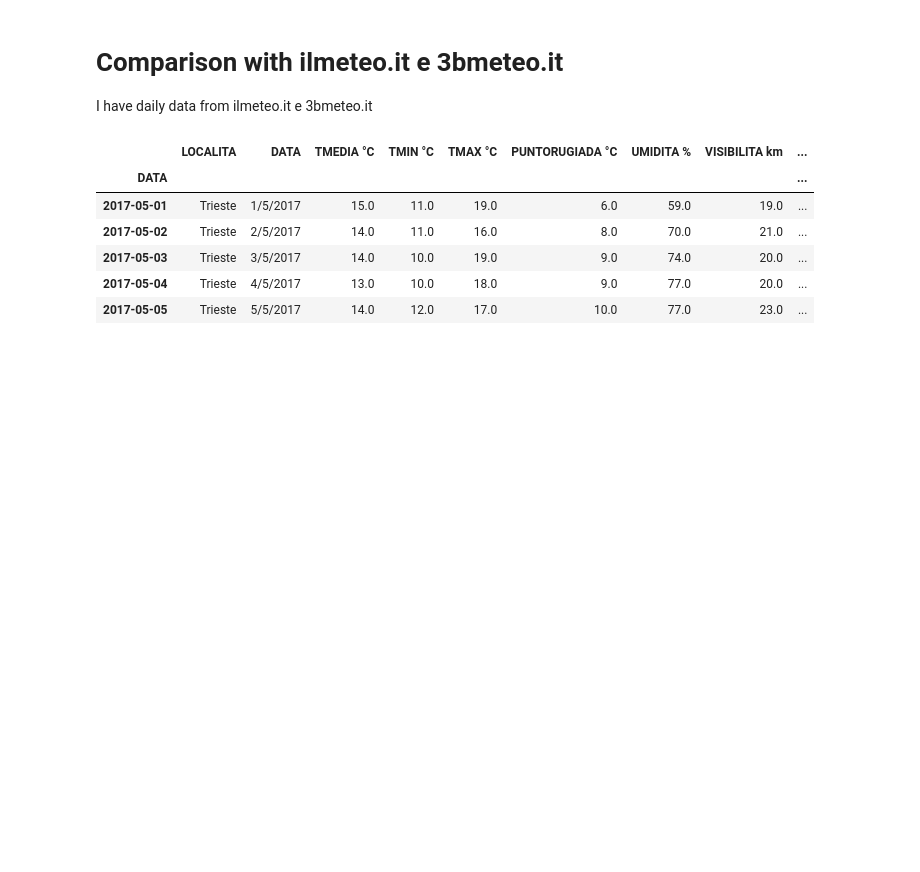
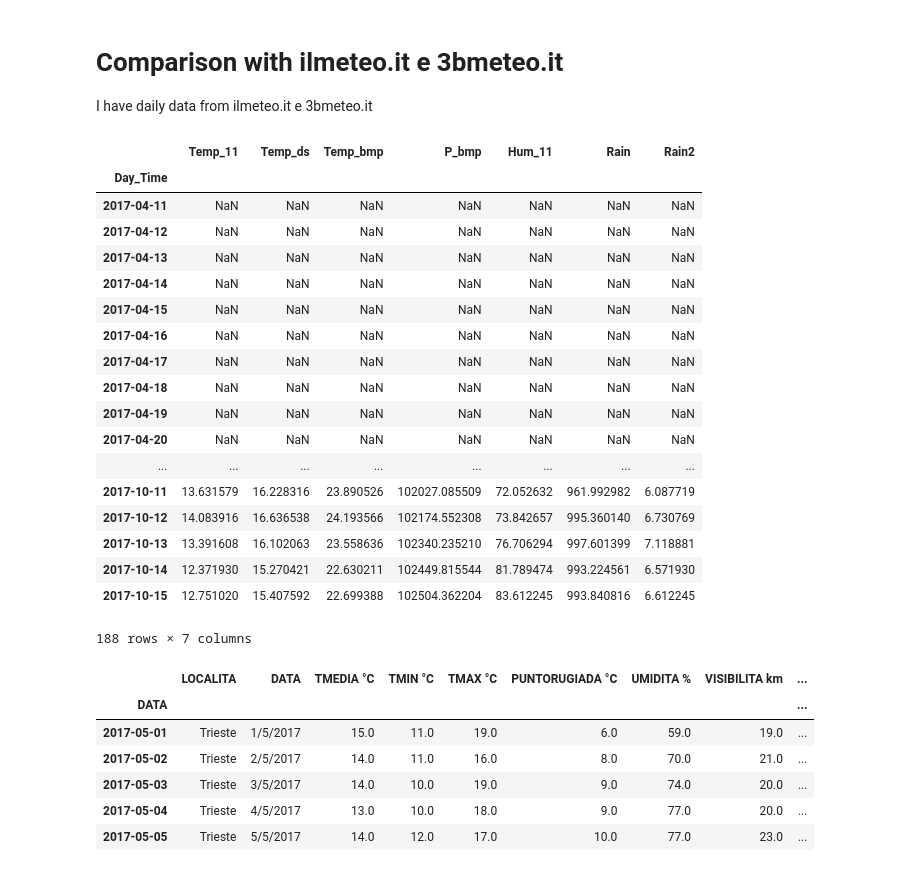
Before and after one commit to baruselli/weather_datalog, a Jupyter notebook: datalog.ipynb, the cells around one changed output. Saved outputs shown, nothing was run; the diff lists cells and outputs as text; code cells hidden in the pictures; blank space fills up the shorter version.

```diff
--- a/datalog.ipynb
+++ b/datalog.ipynb
@@ -149,10 +169,32 @@ I have daily data from ilmeteo.it e 3bmeteo.it
 # %%
 #Max, min, avg temp per day, after rolling median to cut outliers away
 PTH_median=pd.rolling_median(data_tot[["Temp_11","Temp_ds","Temp_bmp","P_bmp","Hum_11","Rain","Rain2"]],3)
 wind=data_tot_h.Speed.resample("1D").mean()
 PTH_max=PTH_median.resample("1D").max()
 PTH_min=PTH_median.resample("1D").min()
 PTH_avg=PTH_median.resample("1D").mean()
+
+PTH_avg
+# %% [output]
+|  | Temp_11 | Temp_ds | Temp_bmp | P_bmp | Hum_11 | Rain | Rain2 |
+| Day_Time |  |  |  |  |  |  |  |
+| 2017-04-11 | NaN | NaN | NaN | NaN | NaN | NaN | NaN |
+| 2017-04-12 | NaN | NaN | NaN | NaN | NaN | NaN | NaN |
+| 2017-04-13 | NaN | NaN | NaN | NaN | NaN | NaN | NaN |
+| 2017-04-14 | NaN | NaN | NaN | NaN | NaN | NaN | NaN |
+| 2017-04-15 | NaN | NaN | NaN | NaN | NaN | NaN | NaN |
+| 2017-04-16 | NaN | NaN | NaN | NaN | NaN | NaN | NaN |
+| 2017-04-17 | NaN | NaN | NaN | NaN | NaN | NaN | NaN |
+| 2017-04-18 | NaN | NaN | NaN | NaN | NaN | NaN | NaN |
+| 2017-04-19 | NaN | NaN | NaN | NaN | NaN | NaN | NaN |
+| 2017-04-20 | NaN | NaN | NaN | NaN | NaN | NaN | NaN |
+| ... | ... | ... | ... | ... | ... | ... | ... |
+| 2017-10-11 | 13.631579 | 16.228316 | 23.890526 | 102027.085509 | 72.052632 | 961.992982 | 6.087719 |
+| 2017-10-12 | 14.083916 | 16.636538 | 24.193566 | 102174.552308 | 73.842657 | 995.360140 | 6.730769 |
+| 2017-10-13 | 13.391608 | 16.102063 | 23.558636 | 102340.235210 | 76.706294 | 997.601399 | 7.118881 |
+| 2017-10-14 | 12.371930 | 15.270421 | 22.630211 | 102449.815544 | 81.789474 | 993.224561 | 6.571930 |
+| 2017-10-15 | 12.751020 | 15.407592 | 22.699388 | 102504.362204 | 83.612245 | 993.840816 | 6.612245 |
+188 rows × 7 columns
 # %%
 #dati from ilmeteo.it
 ilmeteo_maggio=pd.read_csv('data/Trieste-2017-Maggio.csv', sep=";")
```
Also changed, not shown: parts of 4 cells of this notebook.
